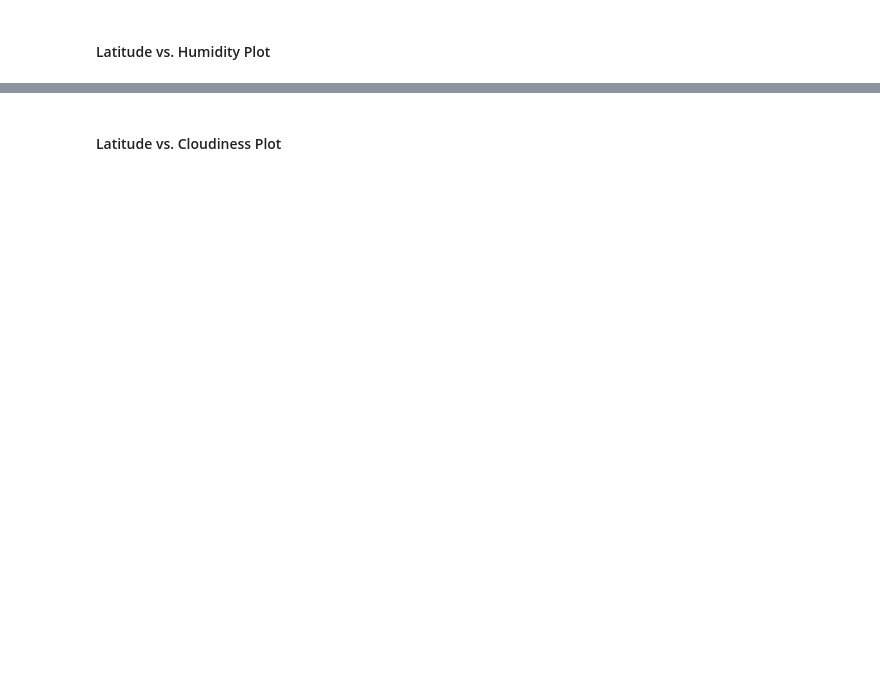
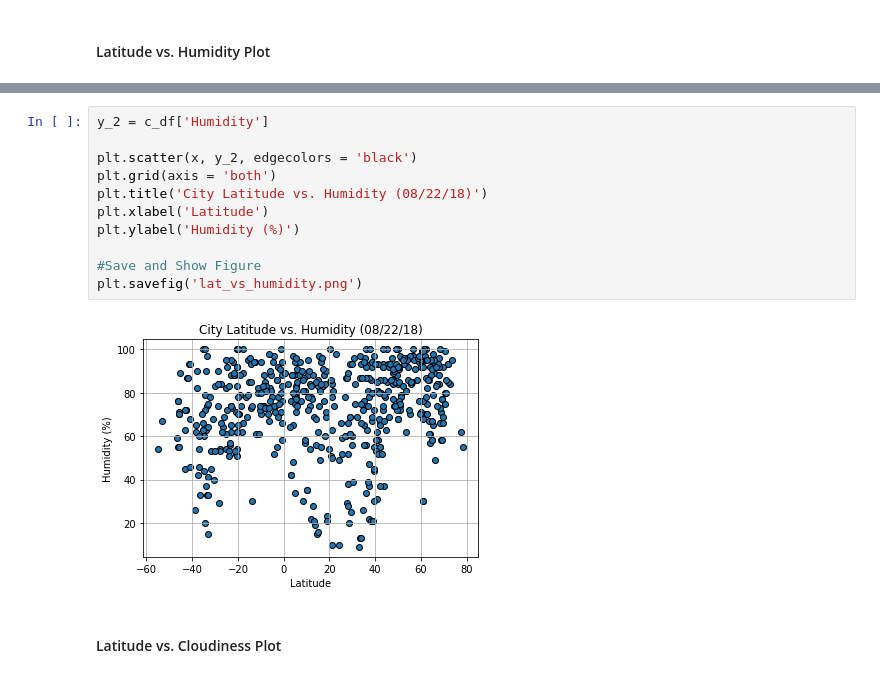
Before and after one commit to catherinegomes/python-api-challenge, a Jupyter notebook: WeatherPy.ipynb, the cells around one changed output, grey strips where cells are left out. Saved outputs shown, nothing was run; the diff lists cells and outputs as text; blank space fills up the shorter version.

```diff
--- a/WeatherPy.ipynb
+++ b/WeatherPy.ipynb
@@ -132,2 +140,15 @@ c_df.head()
+# %%
+y_2 = c_df['Humidity']
+
+plt.scatter(x, y_2, edgecolors = 'black')
+plt.grid(axis = 'both')
+plt.title('City Latitude vs. Humidity (08/22/18)')
+plt.xlabel('Latitude')
+plt.ylabel('Humidity (%)')
+
+#Save and Show Figure
+plt.savefig('lat_vs_humidity.png')
+# %% [output]
+[figure, added]
 # %% [markdown]
 #### Latitude vs. Cloudiness Plot
```
Also changed, not shown: parts of 10 cells of this notebook, 5 other files.
